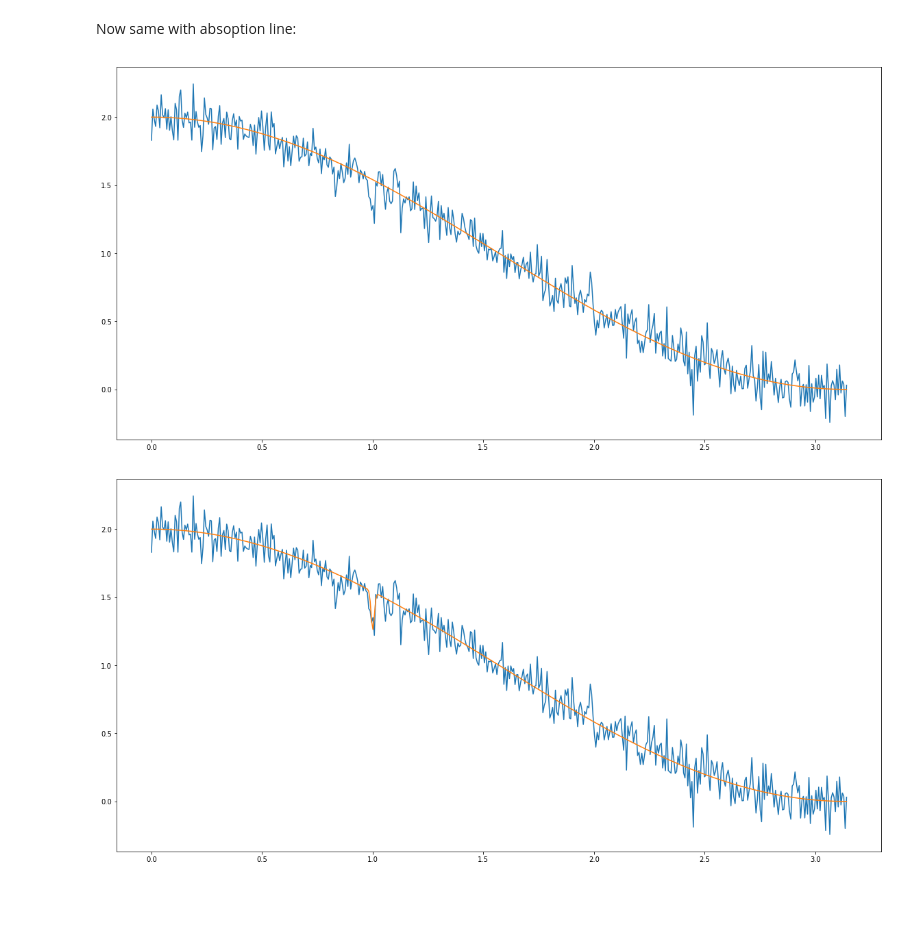
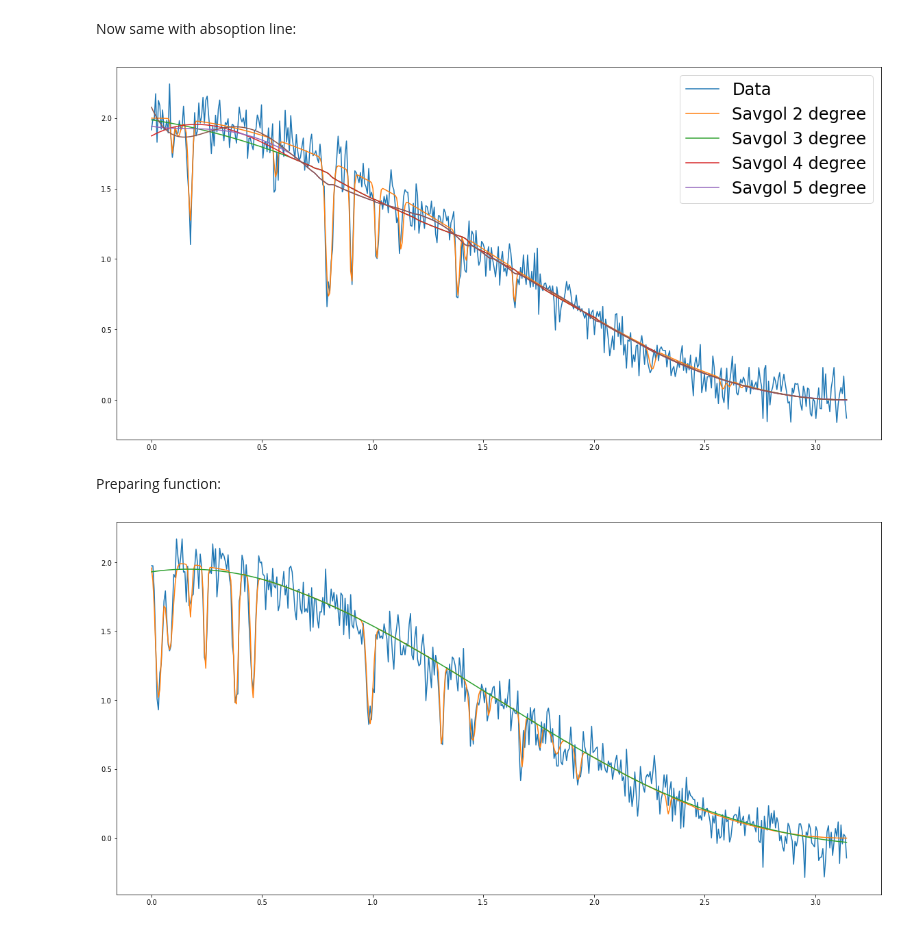
Before and after one commit to teimy/smooth, a Jupyter notebook: various-methods.ipynb, the cells around one changed output. Saved outputs shown, nothing was run; the diff lists cells and outputs as text; code cells hidden in the pictures; blank space fills up the shorter version.

```diff
--- a/various-methods.ipynb
+++ b/various-methods.ipynb
@@ -25,3 +238,29 @@ def abs_line(x, mean, sigma, scale):
     return np.exp(-scale*np.exp(-((x-mean)*sigma)**2))
 # %% [markdown]
 Now same with absoption line:
+# %%
+x = np.linspace(0,np.pi,500)
+y = np.cos(x)+1
+noise = np.random.randn(500)/10
+
+with_lines = np.copy(y)
+
+for mean, sigma, scale in zip(np.abs(np.random.rand(20))*3, 50+np.abs(np.random.rand(20))*100, np.random.rand(20)*0.7):
+    with_lines *= abs_line(x, mean, sigma, scale)
+
+
+
+plt.figure(figsize=(20,10))
+plt.plot(x,with_lines+noise)
+plt.plot(x,with_lines)
+for degree in [2, 3, 4, 5]:
+    y_savgol = sig.savgol_filter(with_lines, 201, degree)
+    plt.plot(x,y_savgol)
+
+plt.legend(['Data', 'Savgol 2 degree', 'Savgol 3 degree', 'Savgol 4 degree', 'Savgol 5 degree'], fontsize=24)
+plt.savefig('pics/savgol-lines.png')
+plt.show()
+# %% [output]
+[figure, added]
+# %% [markdown]
+Preparing function:
@@ -28,17 +295,22 @@ Now same with absoption line:
 # %%
 x = np.linspace(0,np.pi,500)
 y = np.cos(x)+1
 noise = np.random.randn(500)/10
 
-plt.figure(figsize=(20,10))
-plt.plot(x,y*abs_line(x,1,100,0.2)+noise)
-plt.plot(x,y)
-plt.show()
+with_lines = np.copy(y)
+
+for mean, sigma, scale in zip(np.abs(np.random.rand(20))*3, 50+np.abs(np.random.rand(20))*100, np.random.rand(20)*0.7):
+    with_lines *= abs_line(x, mean, sigma, scale)
+
+env = envelope(x, with_lines, q=0.7, d=0.5, normalize=True)
 
 plt.figure(figsize=(20,10))
-plt.plot(x,y*abs_line(x,1,100,0.2)+noise)
-plt.plot(x,y*abs_line(x,1,100,0.2))
+plt.plot(x,with_lines+noise)
+plt.plot(x,with_lines)
+plt.plot(x,env)
+
+
+plt.savefig('pics/afs.png')
 plt.show()
 # %% [output]
-[figure, old version]
+[figure, new version]
-[figure, removed]
```
Also changed, not shown: parts of 14 cells of this notebook.
